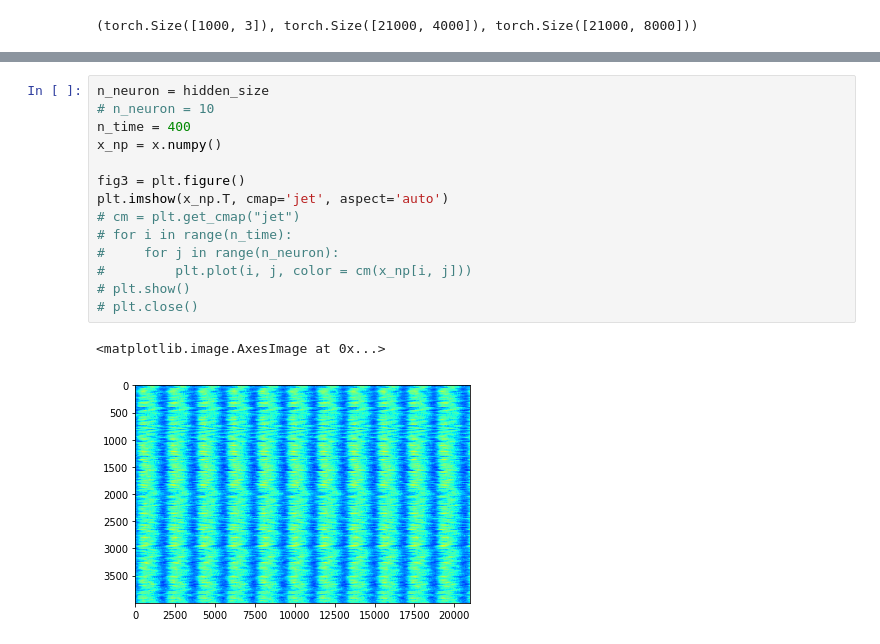
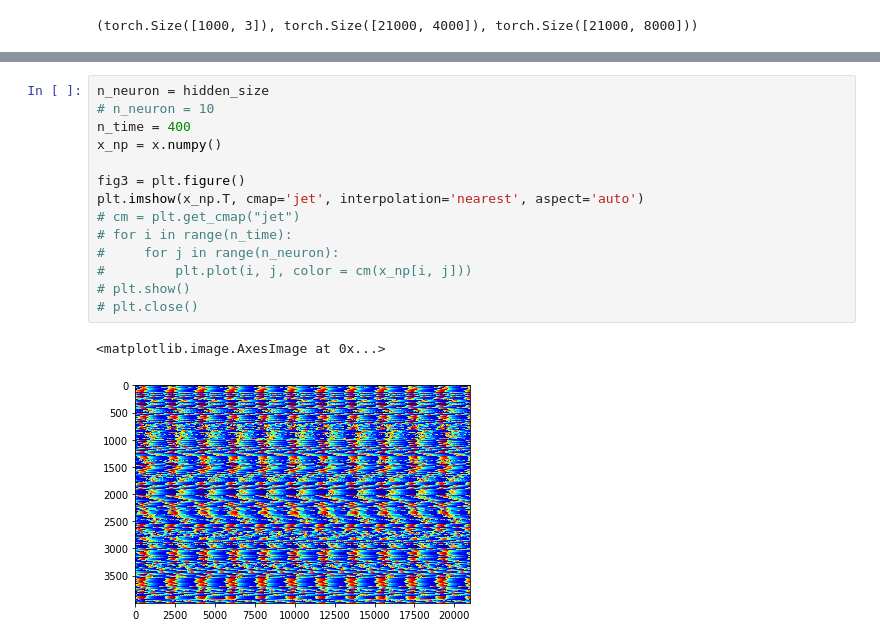
Before and after one commit to aw02m/Spiking_neural_networks, a Jupyter notebook: notebooks/first_run_target_spiking.ipynb, the cells around one changed output, grey strips where cells are left out. Drawn from its saved outputs; the diff is of its cells as text.

```diff
--- a/notebooks/first_run_target_spiking.ipynb
+++ b/notebooks/first_run_target_spiking.ipynb
@@ -140,17 +140,17 @@ plt.close()
 # %%
 n_neuron = hidden_size
 # n_neuron = 10
 n_time = 400
 x_np = x.numpy()
 
 fig3 = plt.figure()
-plt.imshow(x_np.T, cmap='jet', aspect='auto')
+plt.imshow(x_np.T, cmap='jet', interpolation='nearest', aspect='auto')
 # cm = plt.get_cmap("jet")
 # for i in range(n_time):
 #     for j in range(n_neuron):
 #         plt.plot(i, j, color = cm(x_np[i, j]))
 # plt.show()
 # plt.close()
 # %% [output]
 <matplotlib.image.AxesImage at 0x...>
-[figure, old version]
+[figure, new version]
```
Also changed, not shown: parts of 7 cells of this notebook.
